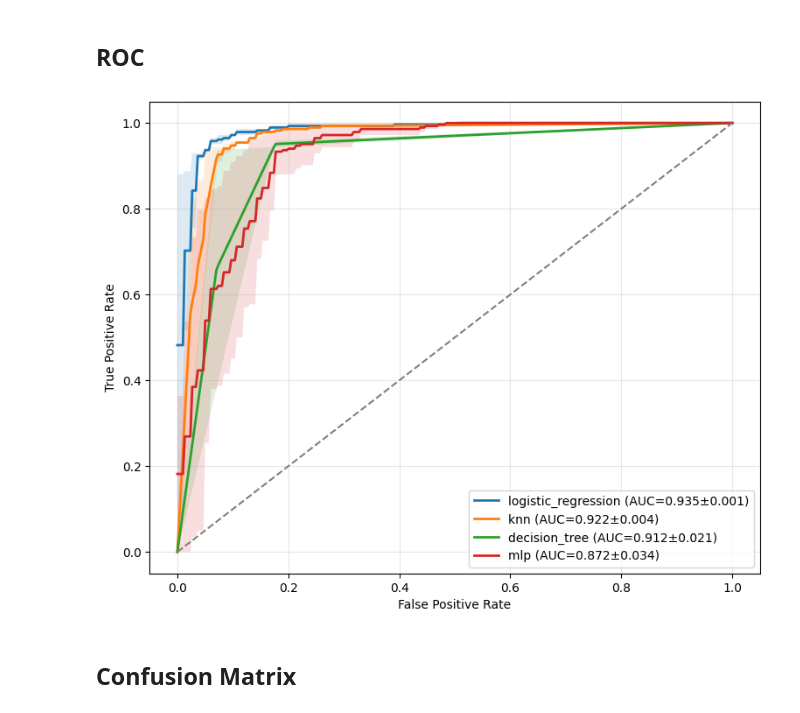
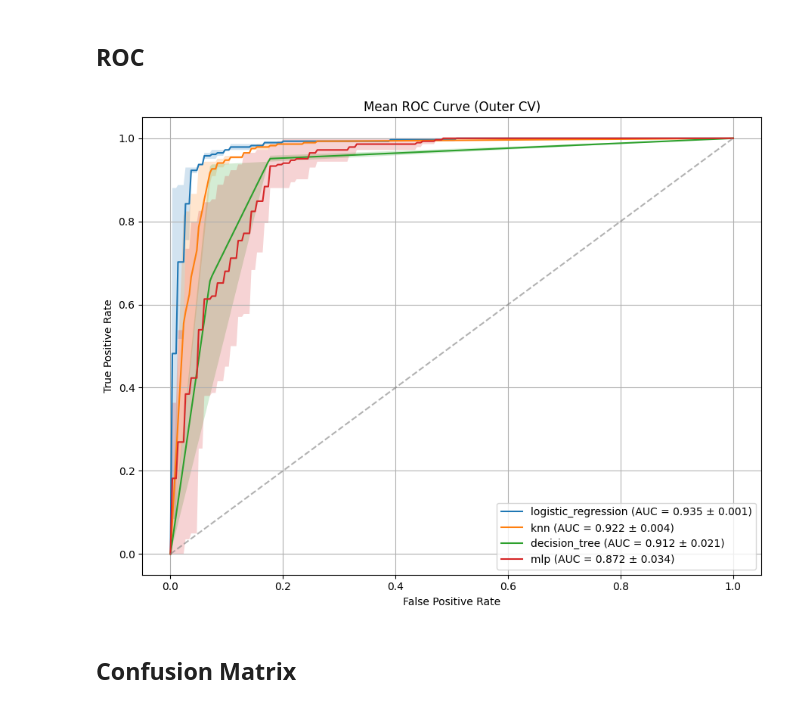
Before and after one commit to WewerAlbrechtsenLab/ML, a Jupyter notebook: notebooks/ML.ipynb, the cells around one changed output. Drawn from its saved outputs; the diff is of its cells as text; code cells hidden in the pictures.

```diff
--- a/notebooks/ML.ipynb
+++ b/notebooks/ML.ipynb
@@ -159,15 +160,20 @@ fig.write_image("../outputs/figures/butterfly.svg")
 # %% [markdown]
 ## ROC
 # %%
-from ml.models.visualization import plot_roc_curves , safe_decode_fold_details
+
 import pandas as pd
+import importlib
+from ml.models import visualization
+importlib.reload(visualization)
+from ml.models.visualization import plot_roc_curves
 
-leaderboard = pd.read_csv("../outputs/leaderboard_final.csv")
-leaderboard["fold_details"] = leaderboard["fold_details"].apply(safe_decode_fold_details)
-
-fig = plot_roc_curves(leaderboard, models=('all' ), external_data=None)
+plot_roc_curves(
+    leaderboard_csv="../outputs/leaderboard_final.csv",
+    folds_json_path="../outputs/leaderboard_final_folds.json",
+    models="all",   # or "logistic_regression"
+)
 # %% [output]
-[figure, old version]
+[figure, new version]
 # %%
 fig.savefig("../outputs/figures/ROC.svg")
 # %% [markdown]
```
Also changed, not shown: parts of 5 cells of this notebook, 6 other files.
